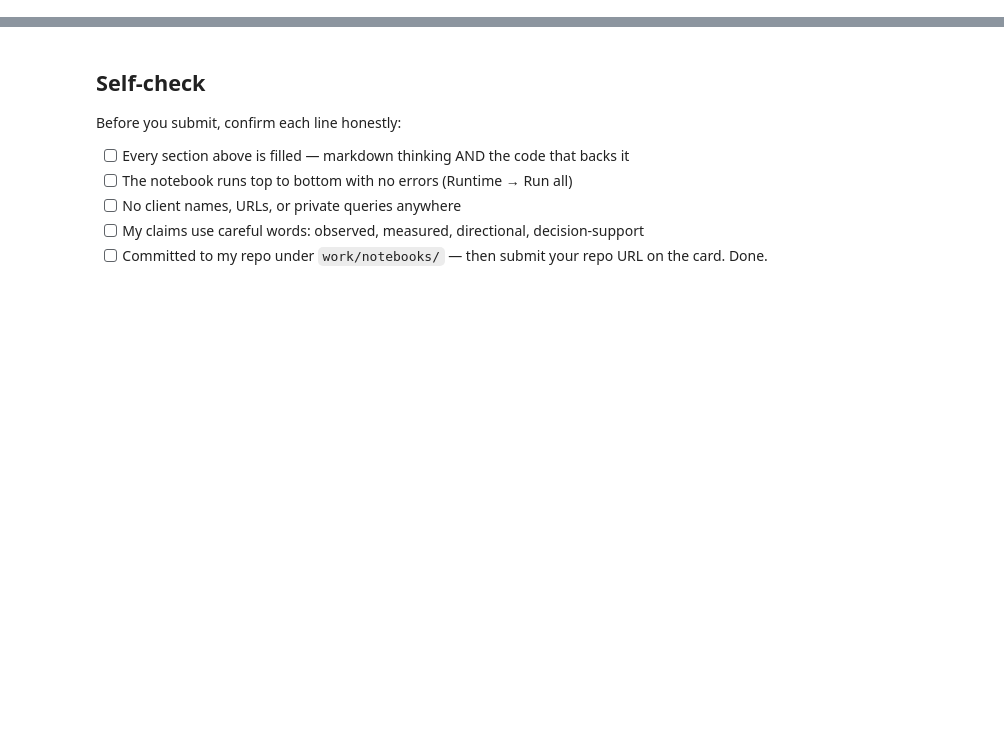
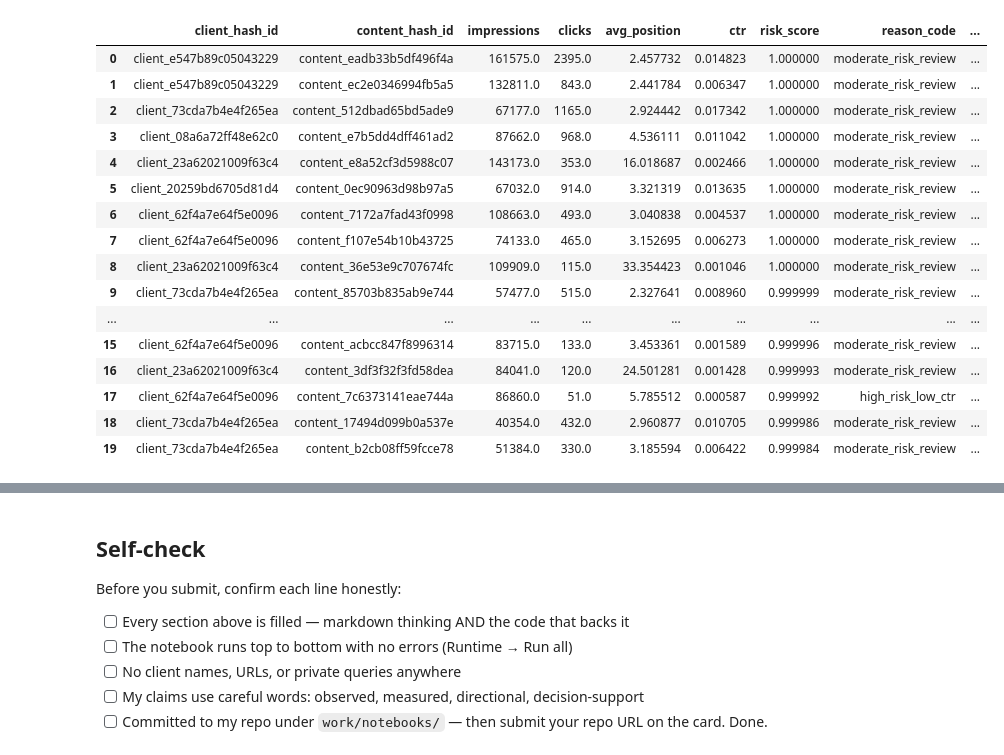
Before and after one commit to him2079/flyrank-ml-internship, a Jupyter notebook: work/notebooks/w07_action_playbook.ipynb, the cells around one changed output, grey strips where cells are left out. Cells and saved outputs as stored; diff of their text form; code cells hidden in the pictures; blank space fills up the shorter version.

```diff
--- a/work/notebooks/w07_action_playbook.ipynb
+++ b/work/notebooks/w07_action_playbook.ipynb
@@ -12,0 +71,36 @@ This skeleton is yours to fill. Work the sections **in order** — each one has
+# %%
+def reason_code(row):
+    if row['risk_score'] >= 0.65 and row['ctr'] < model_df['ctr'].median():
+        return 'high_risk_low_ctr'
+    elif row['risk_score'] >= 0.5:
+        return 'moderate_risk_review'
+    else:
+        return 'monitor'
+
+model_df['reason_code'] = model_df.apply(reason_code, axis=1)
+model_df['action'] = model_df['reason_code'].map({
+    'high_risk_low_ctr': 'rewrite_title_meta',
+    'moderate_risk_review': 'review_and_refresh',
+    'monitor': 'monitor'
+})
+
+ranked_queue = model_df.sort_values('risk_score', ascending=False).reset_index(drop=True)
+ranked_queue[['client_hash_id','content_hash_id','impressions','clicks','avg_position','ctr','risk_score','reason_code','action']].head(20)
+# %% [output]
+|  | client_hash_id | content_hash_id | impressions | clicks | avg_position | ctr | risk_score | reason_code | ... |
+| 0 | client_e547b89c05043229 | content_eadb33b5df496f4a | 161575.0 | 2395.0 | 2.457732 | 0.014823 | 1.000000 | moderate_risk_review | ... |
+| 1 | client_e547b89c05043229 | content_ec2e0346994fb5a5 | 132811.0 | 843.0 | 2.441784 | 0.006347 | 1.000000 | moderate_risk_review | ... |
+| 2 | client_73cda7b4e4f265ea | content_512dbad65bd5ade9 | 67177.0 | 1165.0 | 2.924442 | 0.017342 | 1.000000 | moderate_risk_review | ... |
+| 3 | client_08a6a72ff48e62c0 | content_e7b5dd4dff461ad2 | 87662.0 | 968.0 | 4.536111 | 0.011042 | 1.000000 | moderate_risk_review | ... |
+| 4 | client_23a62021009f63c4 | content_e8a52cf3d5988c07 | 143173.0 | 353.0 | 16.018687 | 0.002466 | 1.000000 | moderate_risk_review | ... |
+| 5 | client_20259bd6705d81d4 | content_0ec90963d98b97a5 | 67032.0 | 914.0 | 3.321319 | 0.013635 | 1.000000 | moderate_risk_review | ... |
+| 6 | client_62f4a7e64f5e0096 | content_7172a7fad43f0998 | 108663.0 | 493.0 | 3.040838 | 0.004537 | 1.000000 | moderate_risk_review | ... |
+| 7 | client_62f4a7e64f5e0096 | content_f107e54b10b43725 | 74133.0 | 465.0 | 3.152695 | 0.006273 | 1.000000 | moderate_risk_review | ... |
+| 8 | client_23a62021009f63c4 | content_36e53e9c707674fc | 109909.0 | 115.0 | 33.354423 | 0.001046 | 1.000000 | moderate_risk_review | ... |
+| 9 | client_73cda7b4e4f265ea | content_85703b835ab9e744 | 57477.0 | 515.0 | 2.327641 | 0.008960 | 0.999999 | moderate_risk_review | ... |
+| ... | ... | ... | ... | ... | ... | ... | ... | ... | ... |
+| 15 | client_62f4a7e64f5e0096 | content_acbcc847f8996314 | 83715.0 | 133.0 | 3.453361 | 0.001589 | 0.999996 | moderate_risk_review | ... |
+| 16 | client_23a62021009f63c4 | content_3df3f32f3fd58dea | 84041.0 | 120.0 | 24.501281 | 0.001428 | 0.999993 | moderate_risk_review | ... |
+| 17 | client_62f4a7e64f5e0096 | content_7c6373141eae744a | 86860.0 | 51.0 | 5.785512 | 0.000587 | 0.999992 | high_risk_low_ctr | ... |
+| 18 | client_73cda7b4e4f265ea | content_17494d099b0a537e | 40354.0 | 432.0 | 2.960877 | 0.010705 | 0.999986 | moderate_risk_review | ... |
+| 19 | client_73cda7b4e4f265ea | content_b2cb08ff59fcce78 | 51384.0 | 330.0 | 3.185594 | 0.006422 | 0.999984 | moderate_risk_review | ... |
```
Also changed, not shown: parts of 15 cells of this notebook.
